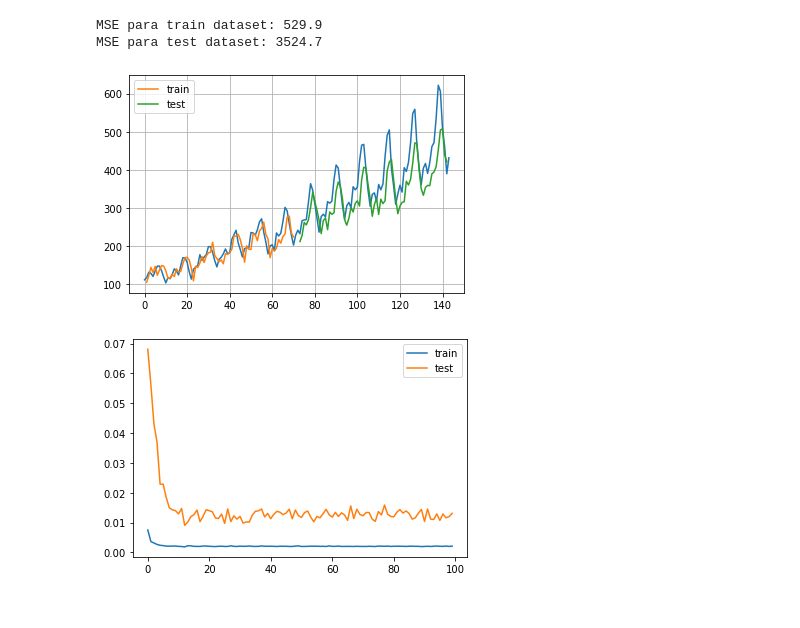
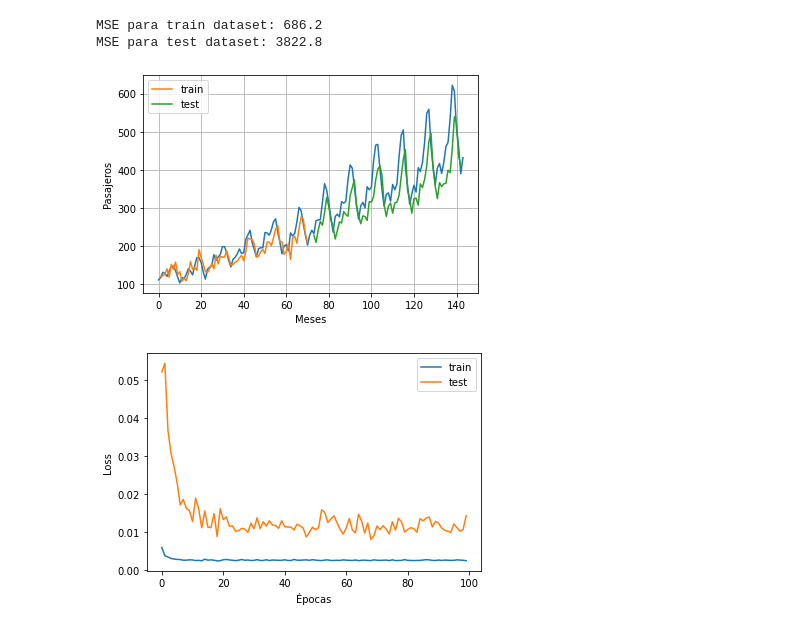
Before and after one commit to denisecammarota/DeepLearning, a Jupyter notebook: Pract7/Ej1.ipynb, the cells around one changed output. Cells and saved outputs as stored; diff of their text form; code cells hidden in the pictures.

```diff
--- a/Pract7/Ej1.ipynb
+++ b/Pract7/Ej1.ipynb
@@ -20,11 +9,25 @@ def create_dataset(dataset, lookback=1):
+# %%
+def format_l(df, l):
+    x = []
+    y = []
+    max_lim = len(df) - l - 1
+    for i in range(max_lim):
+        fila_datos = df[i: (i+l), 0]
+        x.append(fila_datos)
+        y.append(df[i+l,0])
+    x = np.array(x)
+    y = np.array(y)
+    return x,y
 # %%
 def graph_predictions(name,l,df_original,y_train_pr,y_test_pr):
-    plt.plot(df_original) #los datosA2WWW originales
+    plt.plot(df_original) #los datos originales
     #calculo meses de resultados de train y test, tengo cuidado con el delay l de los dias
     months_tr = np.arange(l,len(y_train_pr)+l) #meses de training
     months_ts = np.arange(len(y_train_pr)+(2*l)+1,len(df_original)-1) #meses de testing
     plt.plot(months_tr,y_train_pr,label='train') #grafico de train results
     plt.plot(months_ts,y_test_pr,label='test') #grafico de test results
+    plt.xlabel('Meses')
+    plt.ylabel('Pasajeros')
     plt.legend()
     plt.grid()
     plt.savefig(str(name)+'.pdf')
@@ -144,5 +150,7 @@ MSE para test dataset: 13886.9
 # %%
-#second model prediction using simple rnn from keras
+#third model prediction using simple rnn from keras
+#another suggestion from slack
+#the most simple possible using dense layers
 def second_model(l=1,dp=0,graph=False,name=''):
     #punto 1: cargo los datos y les hago un primer formatting
     file_dir = 'airline-passengers.csv'
@@ -160,14 +168,12 @@ def second_model(l=1,dp=0,graph=False,name=''):
     train_samples = int(0.5*df.shape[0])
     d_tr = df[:train_samples]
     d_ts = df[train_samples:]
-    x_train,y_train = create_dataset(d_tr,l)
-    x_test,y_test = create_dataset(d_ts,l)
-    #punto 5: ajustar los datos para la capa LSTM (samples, time, features)
-    x_train = np.reshape(x_train, (x_train.shape[0], 1, x_train.shape[1]))
-    x_test = np.reshape(x_test, (x_test.shape[0], 1, x_test.shape[1]))
+    x_train,y_train = format_l(d_tr,l)
+    x_test,y_test = format_l(d_ts,l)
     #punto 6: crear el modelo
     model = keras.Sequential()
-    model.add(keras.layers.SimpleRNN(10, input_shape=(1,l),recurrent_dropout=dp)) #input_shape = (1,l) sin el samples, analogo a redes anteriores
+    model.add(keras.layers.Dense(4,activation='relu',input_shape=(l,))) #input_shape = (1,l) sin el samples, analogo a redes anteriores
+    #model.add(keras.layers.Dense(4,activation='relu'))
     model.add(keras.layers.Dense(1))
     #punto 7: entrenar la red
     model.compile(optimizer='adam',loss=keras.losses.MSE,metrics=['mse']) #no metrics porque seria mse, compilo
@@ -291,17 +198,19 @@ def fourth_model(l=1,dp=0,graph=False,name=''):
 # %%
 #inciso 10 1 en el que hago con l=1 una vez la prediccion
-def inc_10_1():
+def inc_10():
     dp = 0
     l = 1
-    name = 'ej1_10_l1_1'
+    name = 'ej1_10_l1'
     history,mse_train,mse_test = second_model(l=l,dp=dp,graph=True,name=name)
     plt.plot(history.history['loss'],label='train')
     plt.plot(history.history['val_loss'],label='test')
+    plt.xlabel('Épocas')
+    plt.ylabel('Loss')
     plt.legend()
-    plt.savefig('ej1_10_l1_1_loss.pdf')
-inc_10_1()
+    plt.savefig('ej1_10_l1_loss.pdf')
+inc_10()
 # %% [output]
-MSE para train dataset: 529.9
-MSE para test dataset: 3524.7
+MSE para train dataset: 686.2
+MSE para test dataset: 3822.8
-[figure, old version]
+[figure, new version]
-[figure, old version]
+[figure, new version]
```
Also changed, not shown: parts of 9 cells of this notebook, 19 other files.
